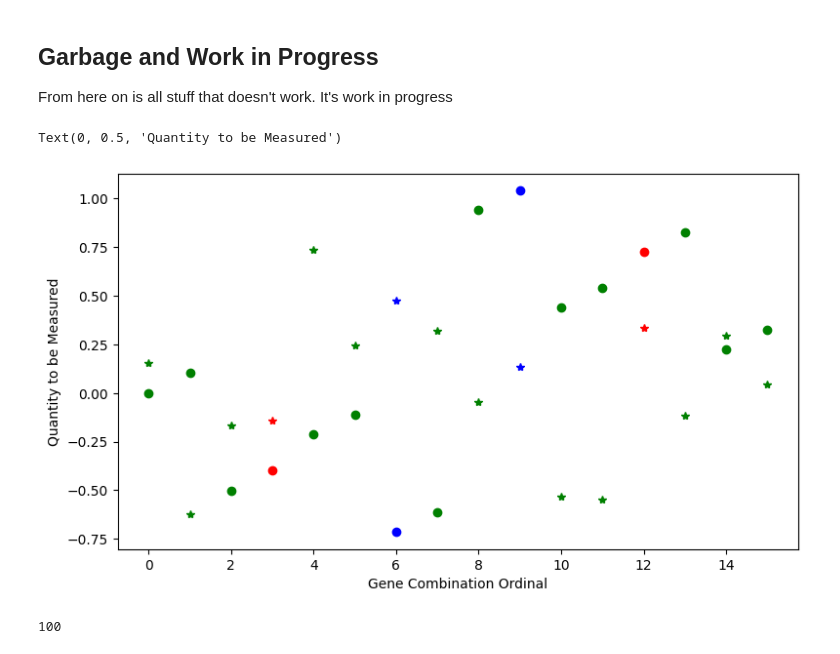
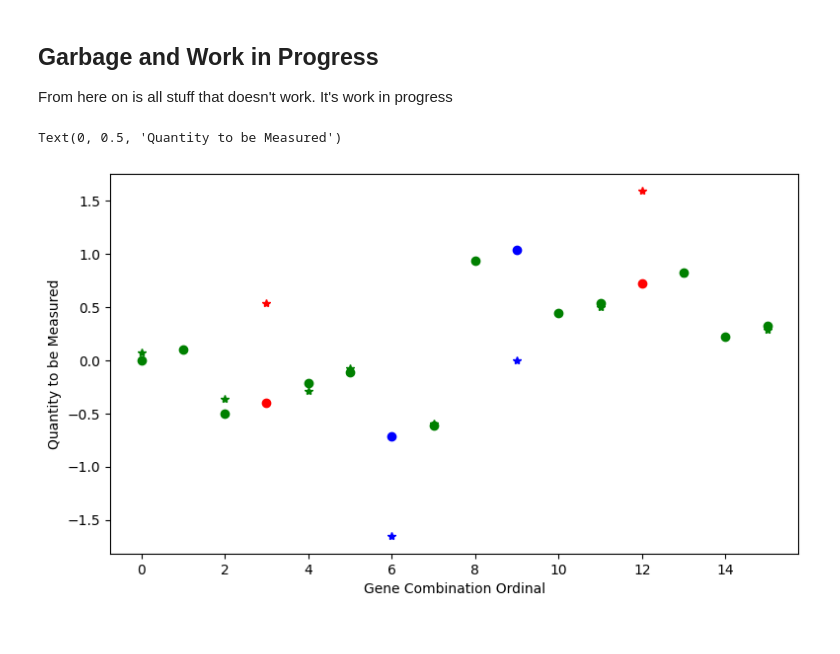
Before and after one commit to DesignToolInvestor/MLPlay, a Jupyter notebook: LinVNon/NonLin.ipynb, the cells around one changed output. Saved outputs shown, nothing was run; the diff lists cells and outputs as text; code cells hidden in the pictures.

Commit message:
Added new graph

```diff
--- a/LinVNon/NonLin.ipynb
+++ b/LinVNon/NonLin.ipynb
@@ -273,24 +273,32 @@ model mismatch.
 
 From here on is all stuff that doesn't work.  It's work in progress
 # %%
-def MeanByGroup(data, group)
+def MeanByGroup(data, groups):
+	result = []
+	for g in groups:
+		groupData = [d for d in data if (d[1] == g)]
+		if groupData:
+			result.append(mean(d[0] for d in groupData))
+		else:
+			result.append(None)
+	return result
+# %%
+data = list(zip(meas,geneSampNum))
+# %%
+meanMeas = MeanByGroup(data, allCasesNum)
 # %%
 x = [n for n in range(nCase)]
 
 plot.subplots(figsize=(9, 5))
 
 data = list(zip(x, groundTruth, allCasesNum))
 PlotColorCoded(data, upGroups, downGroups)
 
-data = list(zip(x, , allCasesNum))
+data = list(zip(x, meanMeas, allCasesNum))
 PlotColorCoded(data, upGroups, downGroups, '*')
 
 plot.xlabel('Gene Combination Ordinal')
 plot.ylabel('Quantity to be Measured')
 # %% [output]
 Text(0, 0.5, 'Quantity to be Measured')
-[figure, old version]
+[figure, new version]
-# %%
-len(meas)
-# %% [output]
-100
```
